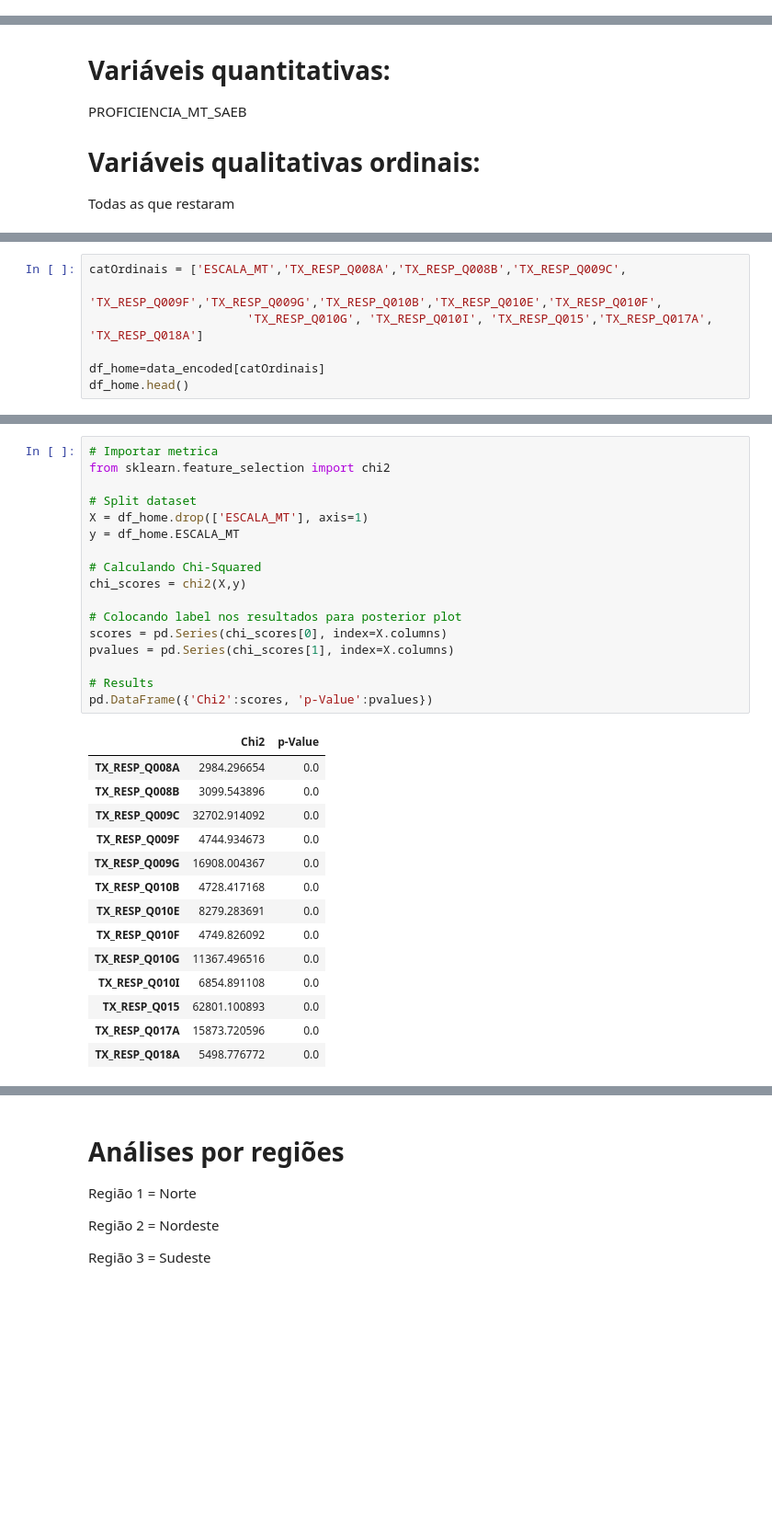
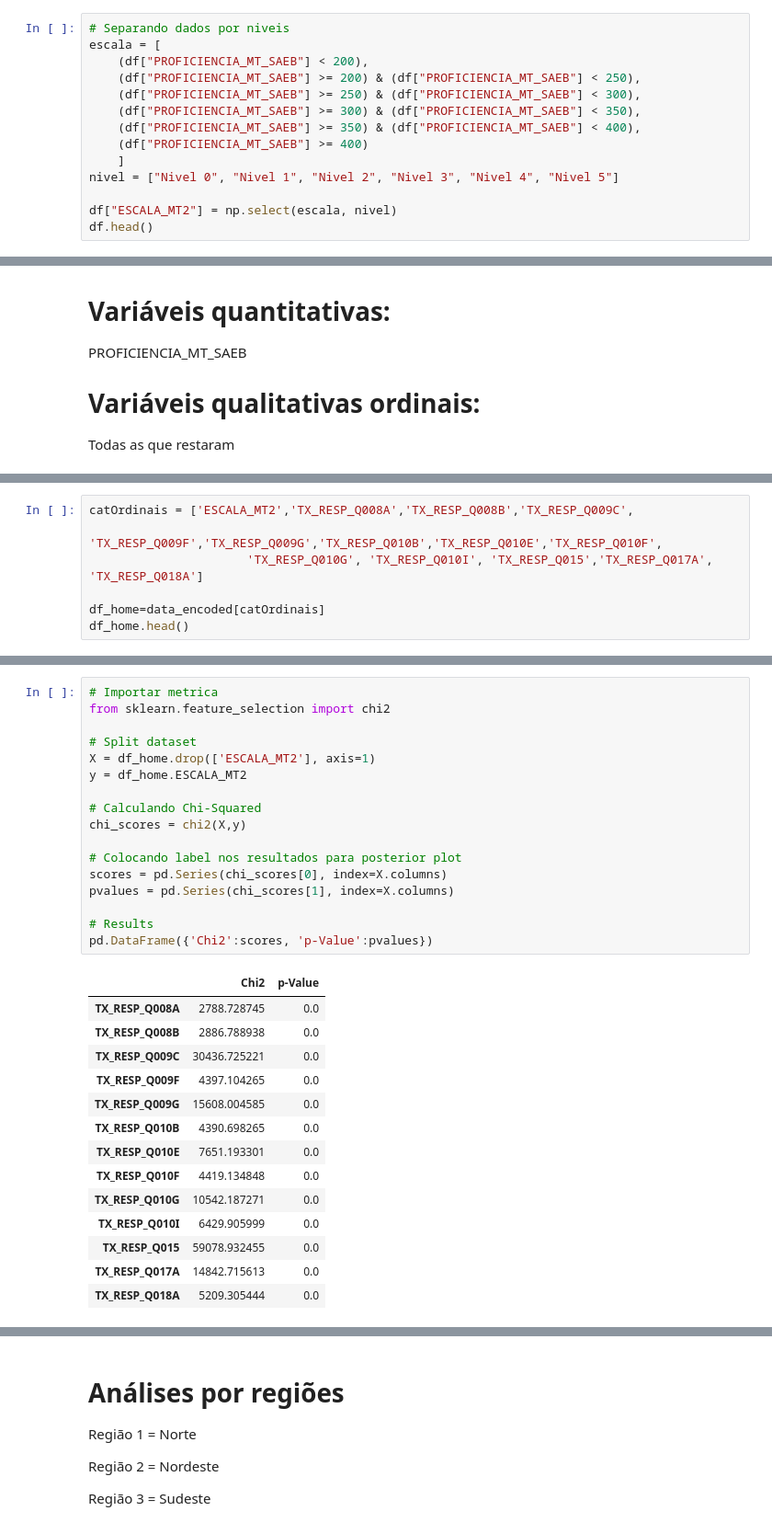
Before and after one commit to freitaasw/Analises_Saeb, a Jupyter notebook: Análises Saeb 2019/correlações/Questionário.ipynb, the cells around one changed output, grey strips where cells are left out. Shown at 92% size. Saved outputs shown, nothing was run; the diff lists cells and outputs as text; blank space fills up the shorter version.

```diff
--- a/Análises Saeb 2019/correlações/Questionário.ipynb
+++ b/Análises Saeb 2019/correlações/Questionário.ipynb
@@ -140,3 +136,17 @@ df.head()
 | 8 | 1 | 11 | 1100015 | 1 | 1 | 284.218609 | A | ... |
 | 13 | 1 | 11 | 1100015 | 1 | 1 | 266.029122 | A | ... |
 5 rows × 56 columns
+# %%
+# Separando dados por niveis
+escala = [
+    (df["PROFICIENCIA_MT_SAEB"] < 200),
+    (df["PROFICIENCIA_MT_SAEB"] >= 200) & (df["PROFICIENCIA_MT_SAEB"] < 250),
+    (df["PROFICIENCIA_MT_SAEB"] >= 250) & (df["PROFICIENCIA_MT_SAEB"] < 300),
+    (df["PROFICIENCIA_MT_SAEB"] >= 300) & (df["PROFICIENCIA_MT_SAEB"] < 350),
+    (df["PROFICIENCIA_MT_SAEB"] >= 350) & (df["PROFICIENCIA_MT_SAEB"] < 400),
+    (df["PROFICIENCIA_MT_SAEB"] >= 400)
+    ]
+nivel = ["Nivel 0", "Nivel 1", "Nivel 2", "Nivel 3", "Nivel 4", "Nivel 5"]
+
+df["ESCALA_MT2"] = np.select(escala, nivel)
+df.head()
@@ -253,5 +264,5 @@ df_analise.corr(method='spearman')
 # %%
-catOrdinais = ['ESCALA_MT','TX_RESP_Q008A','TX_RESP_Q008B','TX_RESP_Q009C',
+catOrdinais = ['ESCALA_MT2','TX_RESP_Q008A','TX_RESP_Q008B','TX_RESP_Q009C',
                        'TX_RESP_Q009F','TX_RESP_Q009G','TX_RESP_Q010B','TX_RESP_Q010E','TX_RESP_Q010F',
                       'TX_RESP_Q010G', 'TX_RESP_Q010I', 'TX_RESP_Q015','TX_RESP_Q017A', 'TX_RESP_Q018A']
 
@@ -355,35 +351,35 @@ plt.show()
 # %%
 # Importar metrica
 from sklearn.feature_selection import chi2
 
 # Split dataset
-X = df_home.drop(['ESCALA_MT'], axis=1)
-y = df_home.ESCALA_MT
+X = df_home.drop(['ESCALA_MT2'], axis=1)
+y = df_home.ESCALA_MT2
 
 # Calculando Chi-Squared
 chi_scores = chi2(X,y)
 
 # Colocando label nos resultados para posterior plot
 scores = pd.Series(chi_scores[0], index=X.columns)
 pvalues = pd.Series(chi_scores[1], index=X.columns)
 
 # Results
 pd.DataFrame({'Chi2':scores, 'p-Value':pvalues})
 # %% [output]
 |  | Chi2 | p-Value |
-| TX_RESP_Q008A | 2984.296654 | 0.0 |
-| TX_RESP_Q008B | 3099.543896 | 0.0 |
-| TX_RESP_Q009C | 32702.914092 | 0.0 |
-| TX_RESP_Q009F | 4744.934673 | 0.0 |
-| TX_RESP_Q009G | 16908.004367 | 0.0 |
-| TX_RESP_Q010B | 4728.417168 | 0.0 |
-| TX_RESP_Q010E | 8279.283691 | 0.0 |
-| TX_RESP_Q010F | 4749.826092 | 0.0 |
-| TX_RESP_Q010G | 11367.496516 | 0.0 |
-| TX_RESP_Q010I | 6854.891108 | 0.0 |
-| TX_RESP_Q015 | 62801.100893 | 0.0 |
-| TX_RESP_Q017A | 15873.720596 | 0.0 |
-| TX_RESP_Q018A | 5498.776772 | 0.0 |
+| TX_RESP_Q008A | 2788.728745 | 0.0 |
+| TX_RESP_Q008B | 2886.788938 | 0.0 |
+| TX_RESP_Q009C | 30436.725221 | 0.0 |
+| TX_RESP_Q009F | 4397.104265 | 0.0 |
+| TX_RESP_Q009G | 15608.004585 | 0.0 |
+| TX_RESP_Q010B | 4390.698265 | 0.0 |
+| TX_RESP_Q010E | 7651.193301 | 0.0 |
+| TX_RESP_Q010F | 4419.134848 | 0.0 |
+| TX_RESP_Q010G | 10542.187271 | 0.0 |
+| TX_RESP_Q010I | 6429.905999 | 0.0 |
+| TX_RESP_Q015 | 59078.932455 | 0.0 |
+| TX_RESP_Q017A | 14842.715613 | 0.0 |
+| TX_RESP_Q018A | 5209.305444 | 0.0 |
 # %%
 # Implementando metodos
 
```
Also changed, not shown: parts of 43 cells of this notebook.
